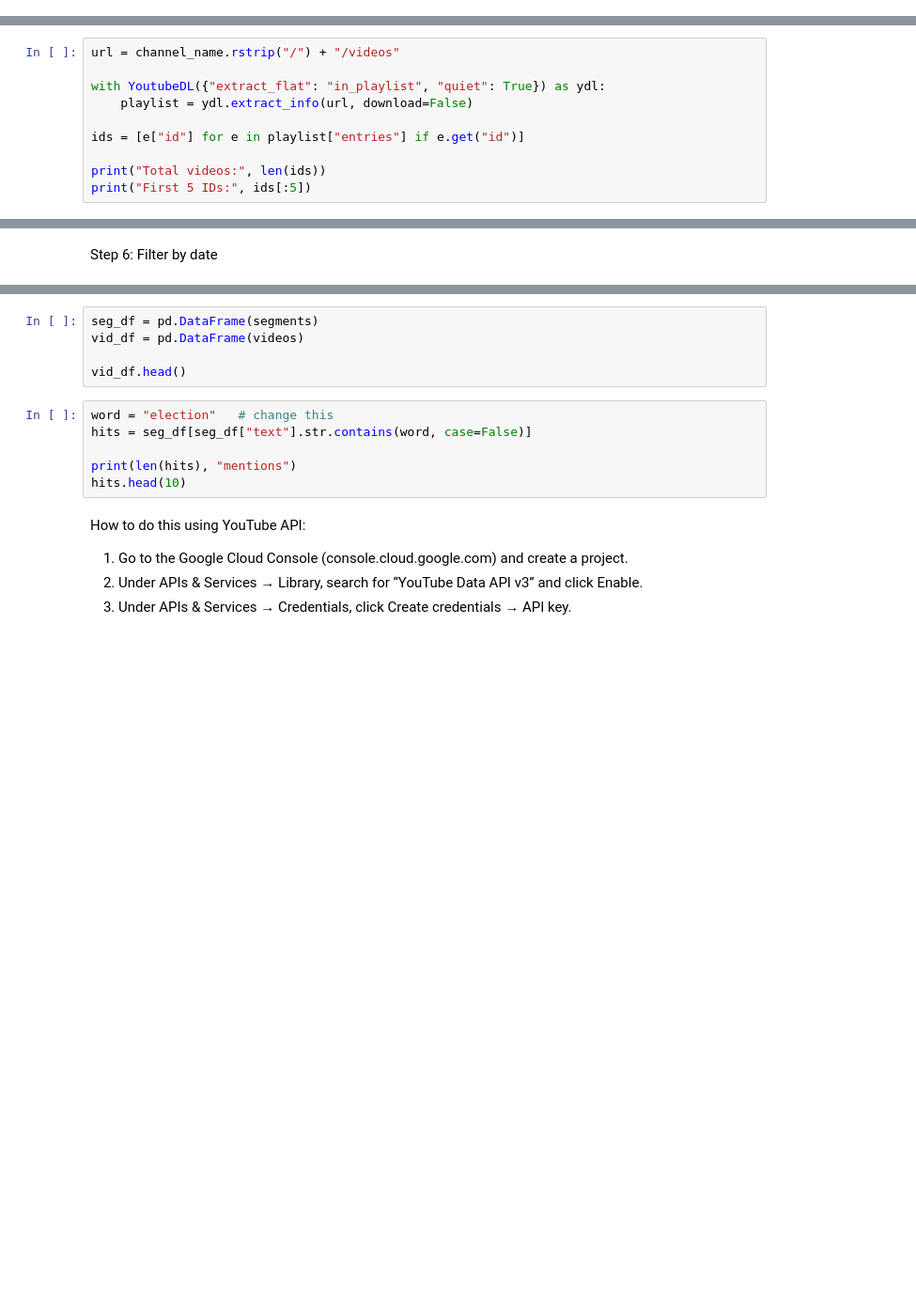
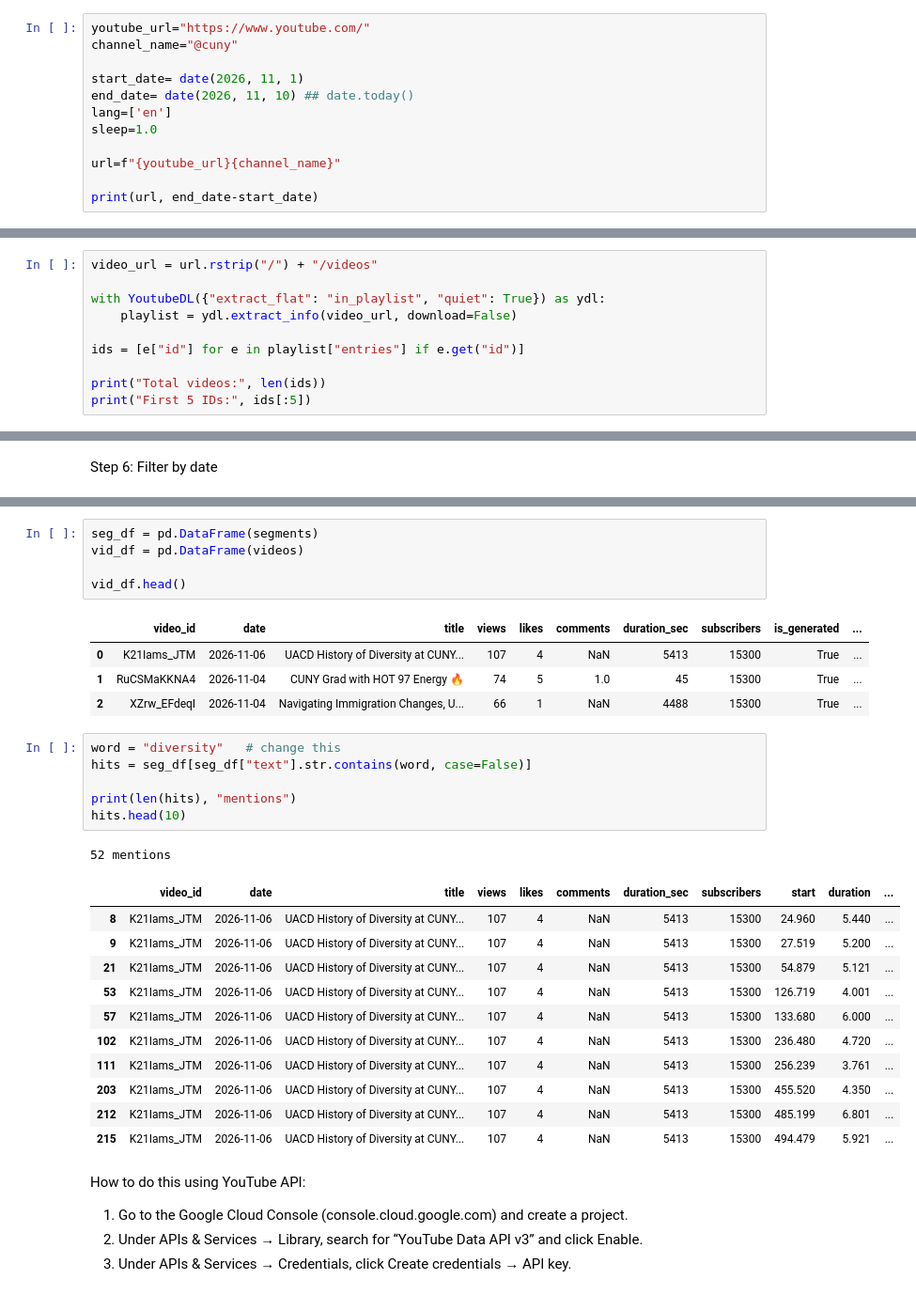
Before and after one commit to Suhailhassanbhat/cuny-scraping-dynamic-websites-2026, a Jupyter notebook: week5-nov10/04-youtube-transcription.ipynb, the cells around one changed output, grey strips where cells are left out. Shown at 94% size. Saved outputs shown, nothing was run; the diff lists cells and outputs as text; blank space fills up the shorter version.

```diff
--- a/week5-nov10/04-youtube-transcription.ipynb
+++ b/week5-nov10/04-youtube-transcription.ipynb
@@ -37,0 +29,12 @@ print("Days in range:", (end_date - start_date).days)
+# %%
+youtube_url="https://www.youtube.com/"
+channel_name="@cuny"
+
+start_date= date(2026, 11, 1)
+end_date= date(2026, 11, 10) ## date.today()
+lang=['en']
+sleep=1.0
+
+url=f"{youtube_url}{channel_name}"
+
+print(url, end_date-start_date)
@@ -48,10 +55,10 @@ print(parse("20250314"))
 # %% [markdown]
 Step 4: Get the list of videos IDs
 # %%
-url = channel_name.rstrip("/") + "/videos"
+video_url = url.rstrip("/") + "/videos"
 
 with YoutubeDL({"extract_flat": "in_playlist", "quiet": True}) as ydl:
-    playlist = ydl.extract_info(url, download=False)
+    playlist = ydl.extract_info(video_url, download=False)
 
 ids = [e["id"] for e in playlist["entries"] if e.get("id")]
 
@@ -160,12 +202,30 @@ seg_df = pd.DataFrame(segments)
 vid_df = pd.DataFrame(videos)
 
 vid_df.head()
+# %% [output]
+|  | video_id | date | title | views | likes | comments | duration_sec | subscribers | is_generated | ... |
+| 0 | K21Iams_JTM | 2026-11-06 | UACD History of Diversity at CUNY... | 107 | 4 | NaN | 5413 | 15300 | True | ... |
+| 1 | RuCSMaKKNA4 | 2026-11-04 | CUNY Grad with HOT 97 Energy 🔥 | 74 | 5 | 1.0 | 45 | 15300 | True | ... |
+| 2 | XZrw_EFdeqI | 2026-11-04 | Navigating Immigration Changes, U... | 66 | 1 | NaN | 4488 | 15300 | True | ... |
 # %%
-word = "election"   # change this
+word = "diversity"   # change this
 hits = seg_df[seg_df["text"].str.contains(word, case=False)]
 
 print(len(hits), "mentions")
 hits.head(10)
+# %% [output]
+52 mentions
+|  | video_id | date | title | views | likes | comments | duration_sec | subscribers | start | duration | ... |
+| 8 | K21Iams_JTM | 2026-11-06 | UACD History of Diversity at CUNY... | 107 | 4 | NaN | 5413 | 15300 | 24.960 | 5.440 | ... |
+| 9 | K21Iams_JTM | 2026-11-06 | UACD History of Diversity at CUNY... | 107 | 4 | NaN | 5413 | 15300 | 27.519 | 5.200 | ... |
+| 21 | K21Iams_JTM | 2026-11-06 | UACD History of Diversity at CUNY... | 107 | 4 | NaN | 5413 | 15300 | 54.879 | 5.121 | ... |
+| 53 | K21Iams_JTM | 2026-11-06 | UACD History of Diversity at CUNY... | 107 | 4 | NaN | 5413 | 15300 | 126.719 | 4.001 | ... |
+| 57 | K21Iams_JTM | 2026-11-06 | UACD History of Diversity at CUNY... | 107 | 4 | NaN | 5413 | 15300 | 133.680 | 6.000 | ... |
+| 102 | K21Iams_JTM | 2026-11-06 | UACD History of Diversity at CUNY... | 107 | 4 | NaN | 5413 | 15300 | 236.480 | 4.720 | ... |
+| 111 | K21Iams_JTM | 2026-11-06 | UACD History of Diversity at CUNY... | 107 | 4 | NaN | 5413 | 15300 | 256.239 | 3.761 | ... |
+| 203 | K21Iams_JTM | 2026-11-06 | UACD History of Diversity at CUNY... | 107 | 4 | NaN | 5413 | 15300 | 455.520 | 4.350 | ... |
+| 212 | K21Iams_JTM | 2026-11-06 | UACD History of Diversity at CUNY... | 107 | 4 | NaN | 5413 | 15300 | 485.199 | 6.801 | ... |
+| 215 | K21Iams_JTM | 2026-11-06 | UACD History of Diversity at CUNY... | 107 | 4 | NaN | 5413 | 15300 | 494.479 | 5.921 | ... |
 # %% [markdown]
 How to do this using YouTube API:
 
```
Also changed, not shown: parts of 13 cells of this notebook, 5 other files.
